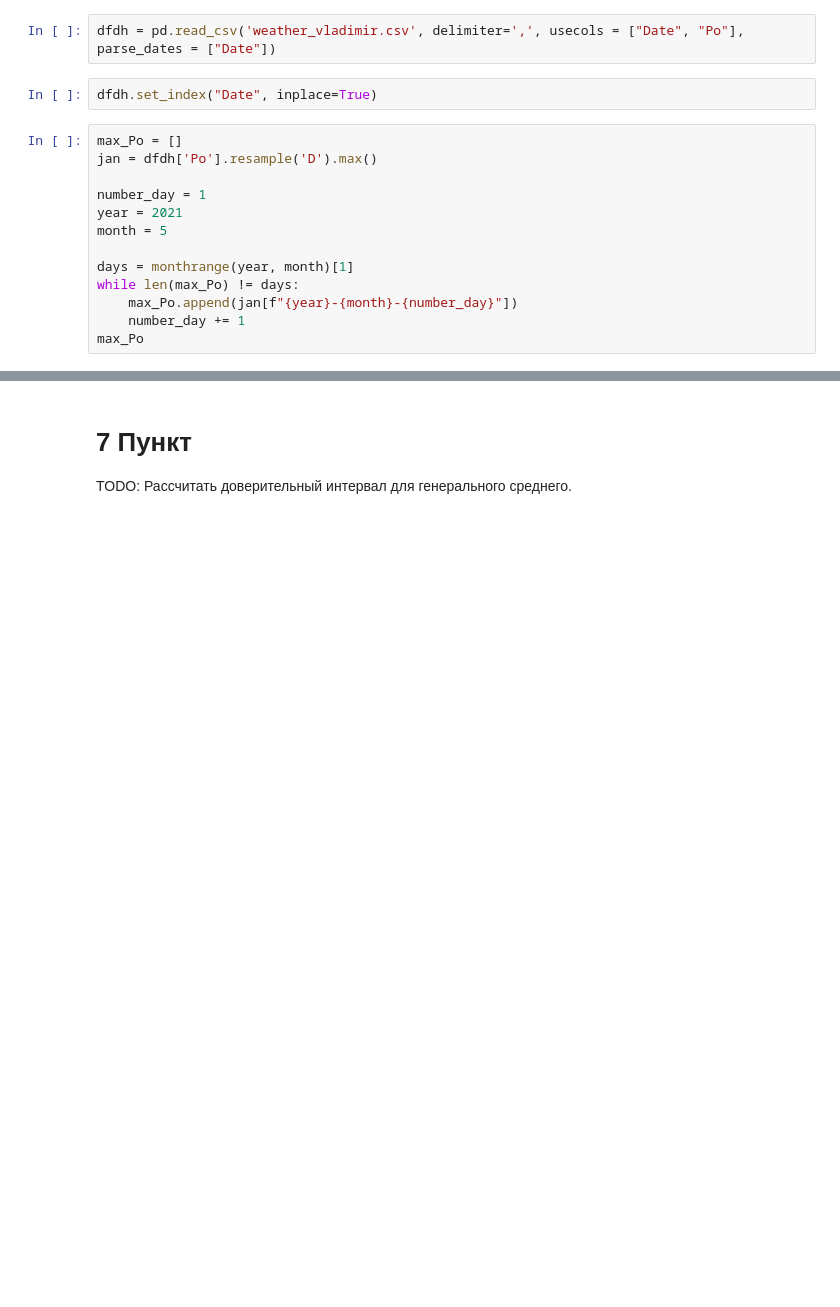
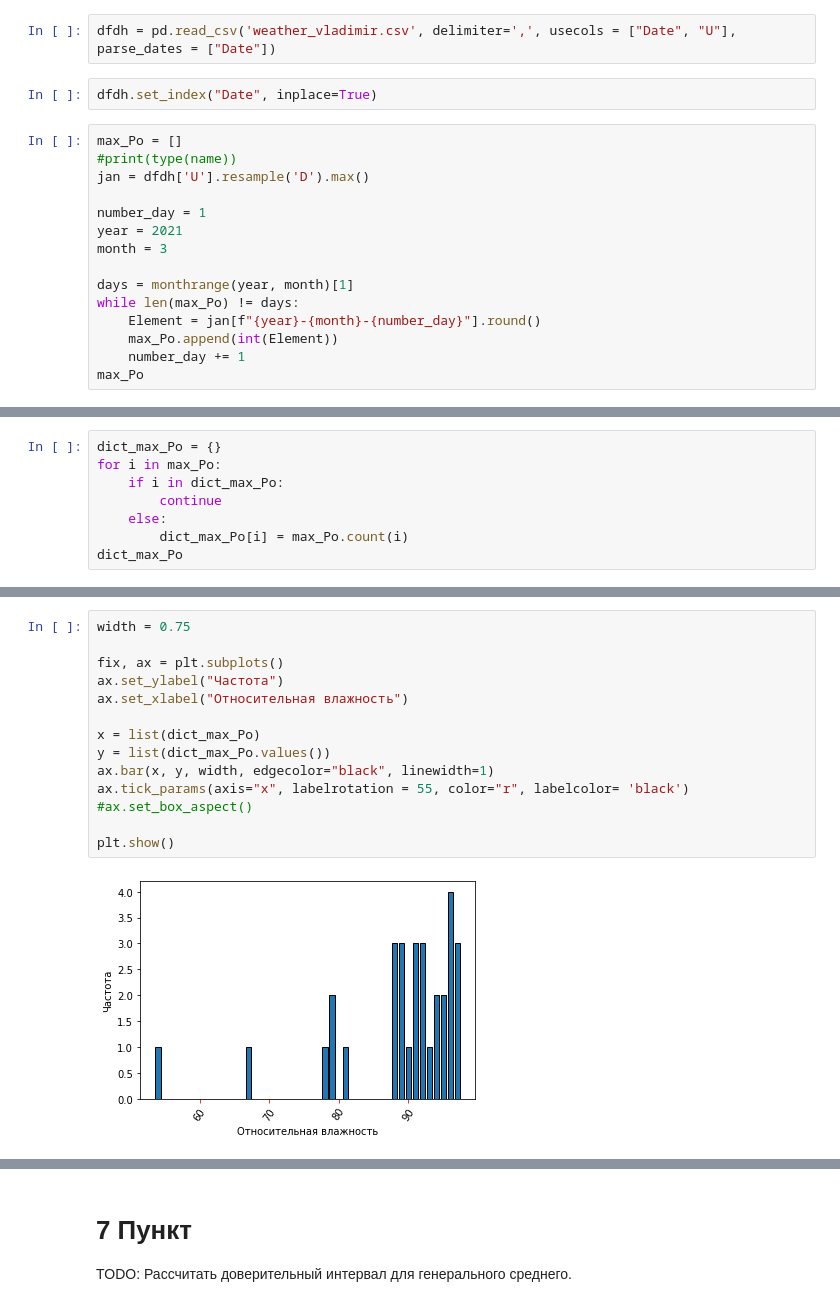
Before and after one commit to mbluuka/7semestr, a Jupyter notebook: LR1.ipynb, the cells around one changed output, grey strips where cells are left out. Drawn from its saved outputs; the diff is of its cells as text; blank space fills up the shorter version.

```diff
--- a/LR1.ipynb
+++ b/LR1.ipynb
@@ -322,20 +321,22 @@ from datetime import datetime
 import matplotlib as mpl
 from calendar import monthrange
 # %%
-dfdh = pd.read_csv('weather_vladimir.csv', delimiter=',', usecols = ["Date", "Po"], parse_dates = ["Date"])
+dfdh = pd.read_csv('weather_vladimir.csv', delimiter=',', usecols = ["Date", "U"], parse_dates = ["Date"])
 # %%
 dfdh.set_index("Date", inplace=True)
 # %%
 max_Po = []
-jan = dfdh['Po'].resample('D').max()
+#print(type(name))
+jan = dfdh['U'].resample('D').max()
 
 number_day = 1
 year = 2021
-month = 5
+month = 3
 
 days = monthrange(year, month)[1]
 while len(max_Po) != days:
-    max_Po.append(jan[f"{year}-{month}-{number_day}"])
+    Element = jan[f"{year}-{month}-{number_day}"].round()
+    max_Po.append(int(Element))
     number_day += 1
 max_Po
 # %% [output]
@@ -365,0 +360,8 @@ plt.show()
+# %%
+dict_max_Po = {}
+for i in max_Po:
+    if i in dict_max_Po:
+        continue
+    else:
+        dict_max_Po[i] = max_Po.count(i)
+dict_max_Po
@@ -365,0 +384,16 @@ plt.show()
+# %%
+width = 0.75
+
+fix, ax = plt.subplots()
+ax.set_ylabel("Частота")
+ax.set_xlabel("Относительная влажность")
+
+x = list(dict_max_Po)
+y = list(dict_max_Po.values())
+ax.bar(x, y, width, edgecolor="black", linewidth=1)
+ax.tick_params(axis="x", labelrotation = 55, color="r", labelcolor= 'black')
+#ax.set_box_aspect()
+
+plt.show()
+# %% [output]
+[figure, added]
```
Also changed, not shown: parts of 12 cells of this notebook.
